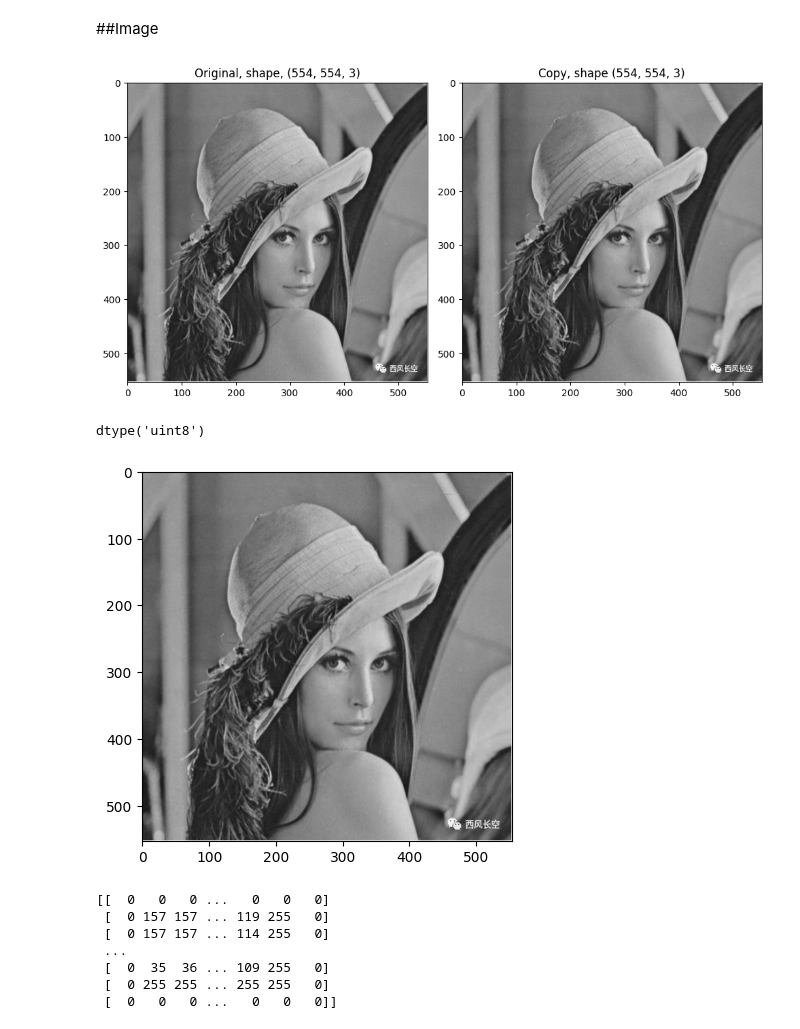
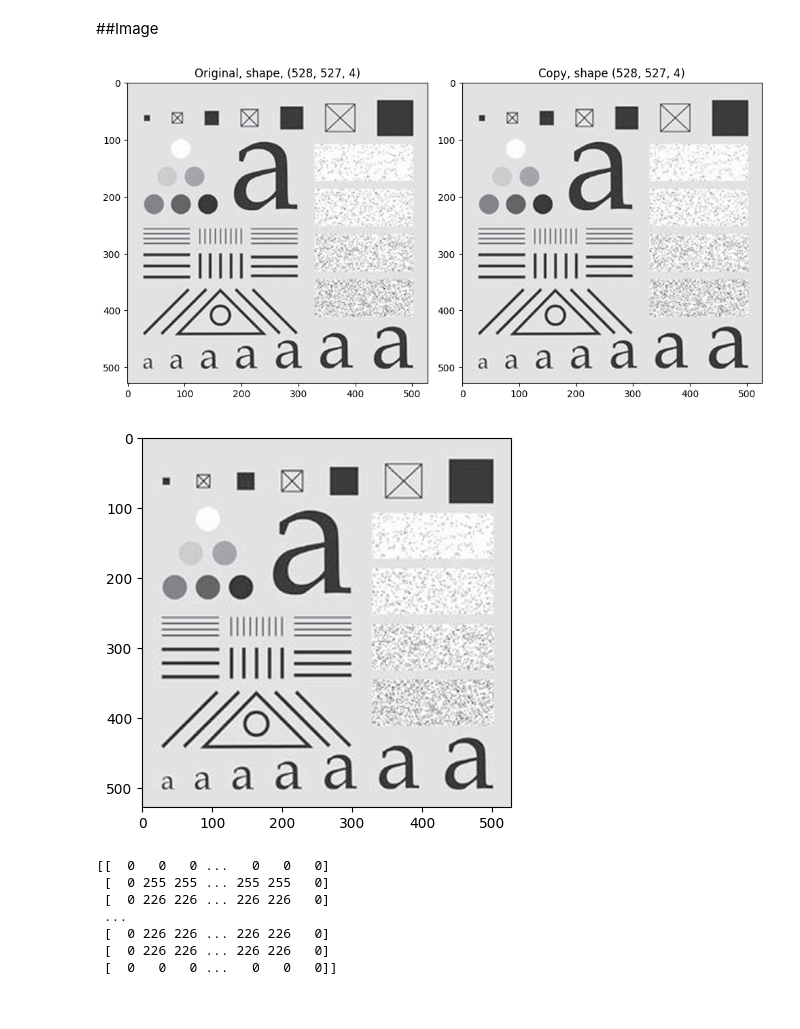
Before and after one commit to sapto-nugroho/PCD, a Jupyter notebook: PCD_Assignment02/PCD_Assignment02.ipynb, the cells around one changed output. Saved outputs shown, nothing was run; the diff lists cells and outputs as text; code cells hidden in the pictures.

Commit message:
commit 5 Assignment02

```diff
--- a/PCD_Assignment02/PCD_Assignment02.ipynb
+++ b/PCD_Assignment02/PCD_Assignment02.ipynb
@@ -46,30 +56,26 @@ def Acquire(src,size):
 # %%
 # img_path = '/content/PCD/PCD_Assignment01/grid.jpg'
 # img_path = '/content/PCD/PCD_Assignment01/grid01.jpg'
 # img_path = '/content/PCD/PCD_Assignment01/grid02.jpg'
 # img_path = '/content/PCD/PCD_Assignment01/4x4.jpg'
 # img_path = '/content/PCD/PCD_Assignment01/4x4color.jpg'
 # img_path = '/content/PCD/PCD_Assignment01/8x8color.jpg'
 # img_path = '/content/PCD/PCD_Assignment01/8x8white.jpg'
 # img_path = '/content/PCD/PCD_Assignment01/16x16.jpg'
 # img_path = '/content/PCD/PCD_Assignment01/64x64.jpg'
 # img_path = '/content/PCD/PCD_Assignment01/128x128.jpg'
 # img_path = '/content/PCD/PCD_Assignment01/color01.jpg'
 # img_path = '/content/PCD/PCD_Assignment01/color02.jpg'
 # img_path = '/content/PCD/PCD_Assignment01/clouds.jpg'
 # img_path = '/content/PCD/PCD_Assignment01/mountain.jpg'
 
 # img_path = '/content/PCD/PCD_Assignment02/4x4colour.jpg'
 # img_path = '/content/PCD/PCD_Assignment02/8x8colour.jpg'
 # img_path = '/content/PCD/PCD_Assignment02/female01.png'
-# img_path = '/content/PCD/PCD_Assignment02/pattern.png'
+img_path = '/content/PCD/PCD_Assignment02/pattern.png'
 
 img,img_copy = Acquire(img_path,10)
 # print(img[0][0],img_copy[-1][-1])
 # %% [output]
-[figure, old version]
+[figure, new version]
-# %%
-img_copy.dtype
-# %% [output]
-dtype('uint8')
 # %%
@@ -81,13 +87,16 @@ ker1 = np.array([[0,1,0],[1,-8,1],[0,1,0]])
 plt.imshow(img_copy)
 plt.show()
 # %% [output]
-[figure, old version]
+[figure, new version]
 # %%
-b,g,r = cv2.split(img_copy)
-# print(b)
+if img_copy.shape[2] == 4:
+  b,g,r,a = cv2.split(img_copy)
+else:
+  b,g,r = cv2.split(img_copy)
+  # print(b)
 
+# b_pad = np.pad(b, pad_width=((1, 1), (1, 1)), mode='constant', constant_values=0)
 b_pad = np.pad(b, pad_width=1, mode='constant', constant_values=0)
-# b_pad = np.pad(b, pad_width=((1, 1), (1, 1)), mode='constant', constant_values=0)
 print(b_pad)
 
 # img_copy = cv2.merge([r,g,b])
@@ -95,9 +104,9 @@ print(b_pad)
 # plt.show()
 # %% [output]
 [[  0   0   0 ...   0   0   0]
- [  0 157 157 ... 119 255   0]
- [  0 157 157 ... 114 255   0]
+ [  0 255 255 ... 255 255   0]
+ [  0 226 226 ... 226 226   0]
  ...
- [  0  35  36 ... 109 255   0]
- [  0 255 255 ... 255 255   0]
+ [  0 226 226 ... 226 226   0]
+ [  0 226 226 ... 226 226   0]
  [  0   0   0 ...   0   0   0]]
```
Also changed, not shown: parts of 3 cells of this notebook.
